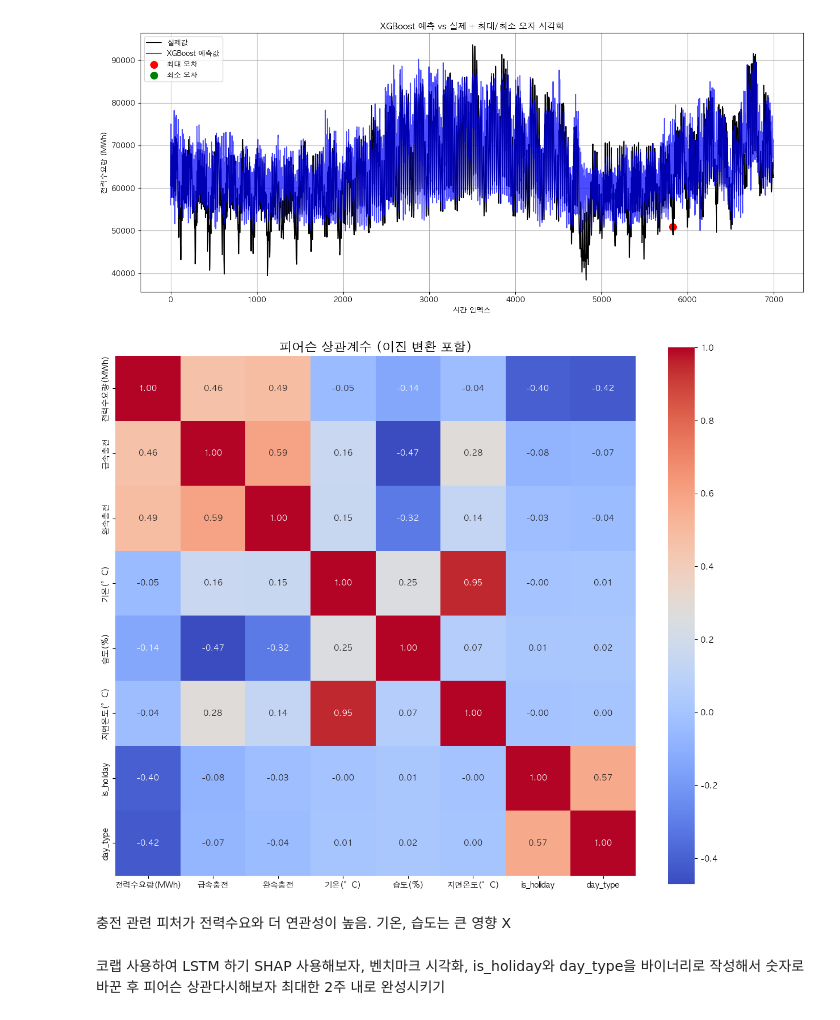
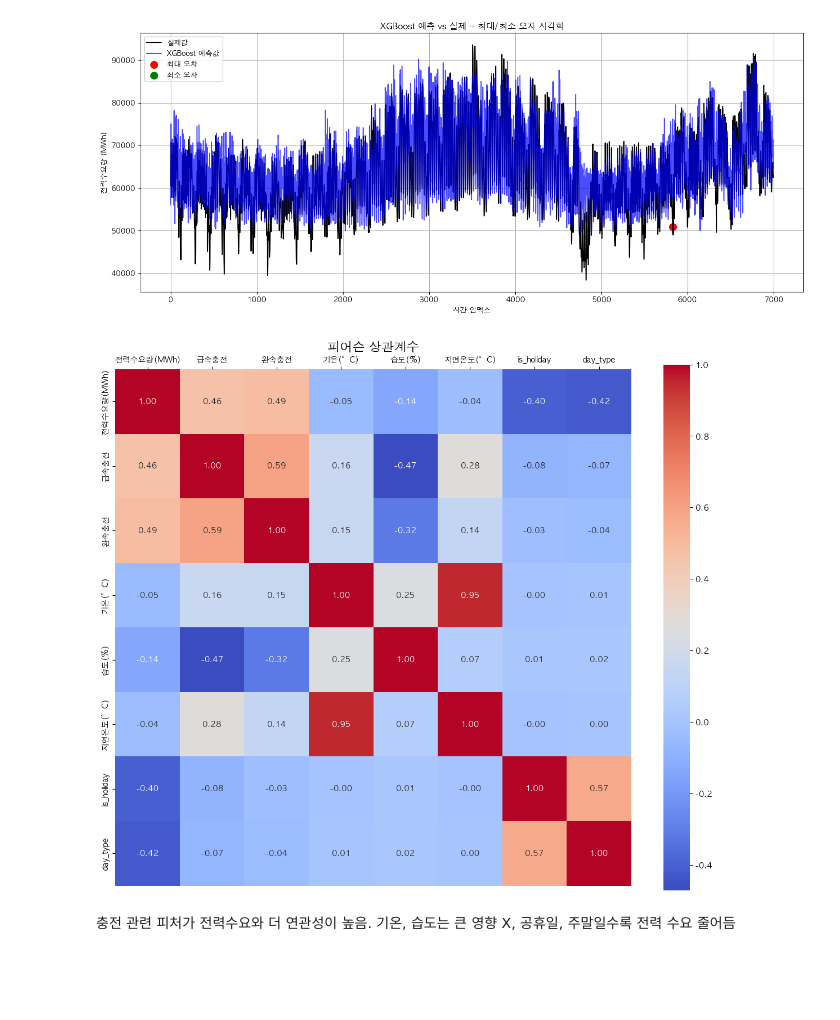
Before and after one commit to jeonjunhyeokk/LoadForeCasting_ML, a Jupyter notebook: Dataset.ipynb, the cells around one changed output. Saved outputs shown, nothing was run; the diff lists cells and outputs as text; code cells hidden in the pictures; blank space fills up the shorter version.

```diff
--- a/Dataset.ipynb
+++ b/Dataset.ipynb
@@ -528,36 +528,34 @@ plt.show()
 # %%
 import pandas as pd
 import matplotlib.pyplot as plt
 import seaborn as sns
 
 # 한글 폰트 설정 (macOS 기준)
 plt.rcParams['font.family'] = 'AppleGothic'
 plt.rcParams['axes.unicode_minus'] = False
 
 # 1. 데이터 불러오기
 df = pd.read_csv("./archive/final_merged.csv")
 
 # 2. is_holiday, day_type 바이너리 변환
 df["is_holiday"] = df["is_holiday"].astype(int)
 df["day_type"] = df["day_type"].astype(str).map({"weekday": 0, "weekend": 1})
 
 # 3. 수치형 데이터만 선택
 df_numeric = df.select_dtypes(include=["number"])
 
 # 4. 상관계수 계산 (피어슨)
 corr_matrix = df_numeric.corr(method="pearson")
 
 # 5. 시각화
 plt.figure(figsize=(12, 10))
 sns.heatmap(corr_matrix, annot=True, fmt=".2f", cmap="coolwarm", square=True)
-plt.title("피어슨 상관계수 (이진 변환 포함)", fontsize=16)
+plt.gca().xaxis.set_ticks_position('top')       # 눈금 위치
+plt.gca().xaxis.set_label_position('top')       # 라벨 위치
+plt.title("피어슨 상관계수", fontsize=16)
 plt.tight_layout()
 plt.show()
 # %% [output]
-[figure, old version]
+[figure, new version]
 # %% [markdown]
-충전 관련 피처가 전력수요와 더 연관성이 높음. 기온, 습도는 큰 영향 X
+충전 관련 피처가 전력수요와 더 연관성이 높음. 기온, 습도는 큰 영향 X, 공휴일, 주말일수록 전력 수요 줄어듬
-# %% [markdown]
-코랩 사용하여 LSTM 하기
-SHAP 사용해보자, 벤치마크 시각화, is_holiday와 day_type을 바이너리로 작성해서 숫자로 바꾼 후 피어슨 상관다시해보자
-최대한 2주 내로 완성시키기
```
Also changed, not shown: 1 other file.
